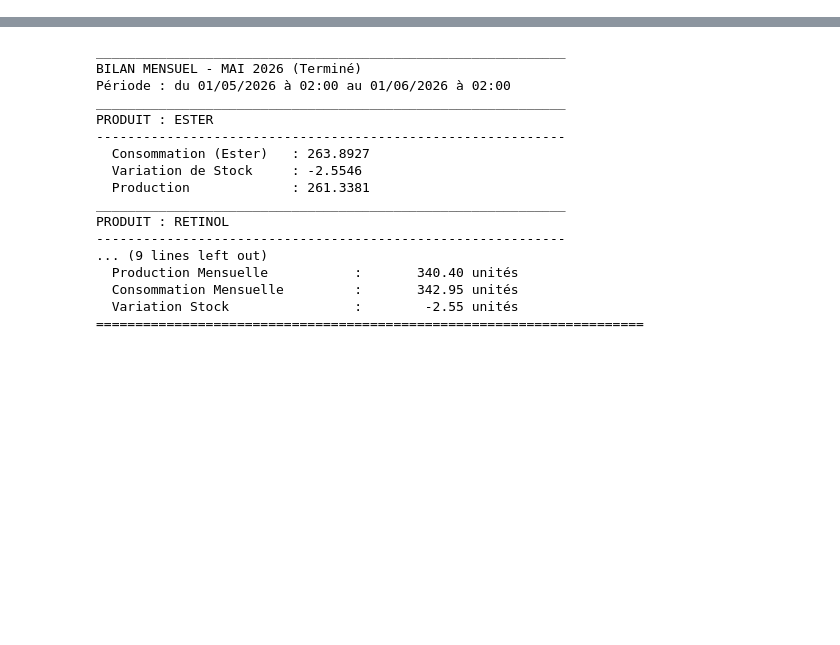
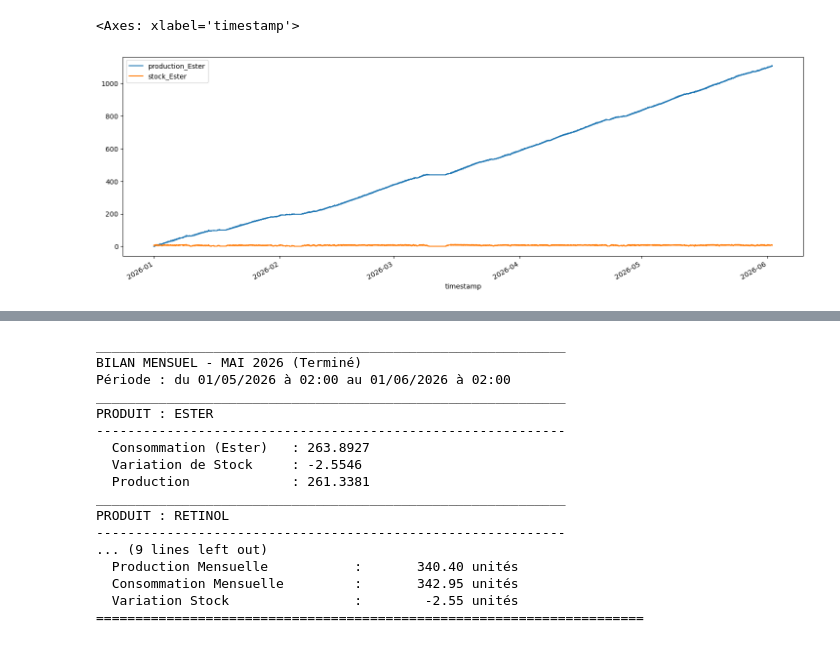
Before and after one commit to e-coucou/Machine-Learning, a Jupyter notebook: 2-OI_a/OI_KPI.ipynb, the cells around one changed output, grey strips where cells are left out. Cells and saved outputs as stored; diff of their text form; code cells hidden in the pictures; blank space fills up the shorter version.

```diff
--- a/2-OI_a/OI_KPI.ipynb
+++ b/2-OI_a/OI_KPI.ipynb
@@ -108,3 +111,8 @@ processor.data.describe()
+# %%
+processor.data.loc[:, ['production_Ester', 'stock_Ester']].plot(figsize=(18,6))
+# %% [output]
+<Axes: xlabel='timestamp'>
+[figure, added]
 # %%
 # ✨ INITIALISER LE DASHBOARD ✨
 dashboard = ProductionDashboard(processor)
```
Also changed, not shown: parts of 8 cells of this notebook, 2 other files.
